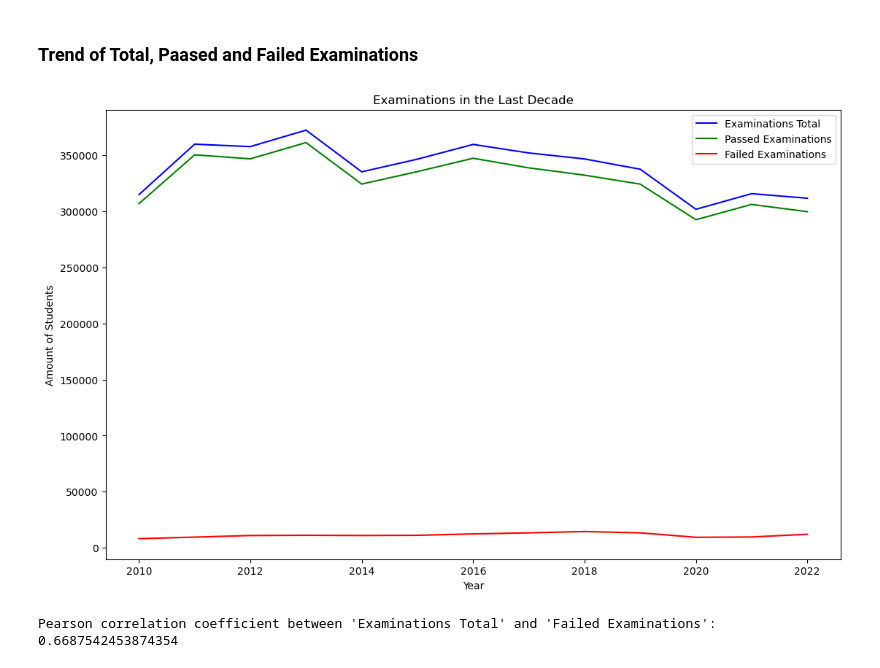
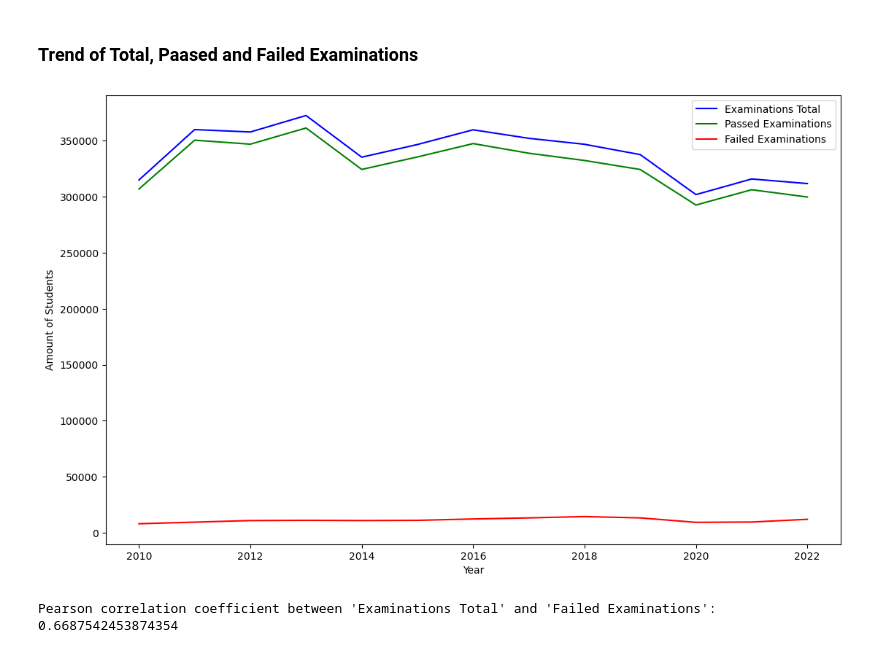
Before and after one commit to Stargazer-ger/capstone_project_hh_23_1, a Jupyter notebook: eda_capstone_exams_kk.ipynb, the cells around one changed output. Drawn from its saved outputs; the diff is of its cells as text; code cells hidden in the pictures.

```diff
--- a/eda_capstone_exams_kk.ipynb
+++ b/eda_capstone_exams_kk.ipynb
@@ -295,19 +372,19 @@ There is a significant difference in the number of failed examinations between 2
 # %%
 # Group by Year and calculate total examinations, passed examinations, and failed examinations
 df_grouped = exams_concat.groupby('year').sum()
 
 # Create a trend plot
 plt.figure(figsize=(13, 8))
 plt.plot(df_grouped.index.year, df_grouped['Examinations Total'], label='Examinations Total', color='blue')
 plt.plot(df_grouped.index.year, df_grouped['Passed Examinations'], label='Passed Examinations', color='green')
 plt.plot(df_grouped.index.year, df_grouped['Failed Examinations'], label='Failed Examinations', color='red')
 plt.xlabel('Year')
 plt.ylabel('Amount of Students')
-plt.title('Examinations in the Last Decade')
+#plt.title('Examinations in the Last Decade')
 plt.legend()
 plt.show()
 # %% [output]
-[figure, old version]
+[figure, new version]
 # %%
 import pandas as pd
 from scipy.stats import pearsonr
```
Also changed, not shown: parts of 7 cells of this notebook, 3 other files.
